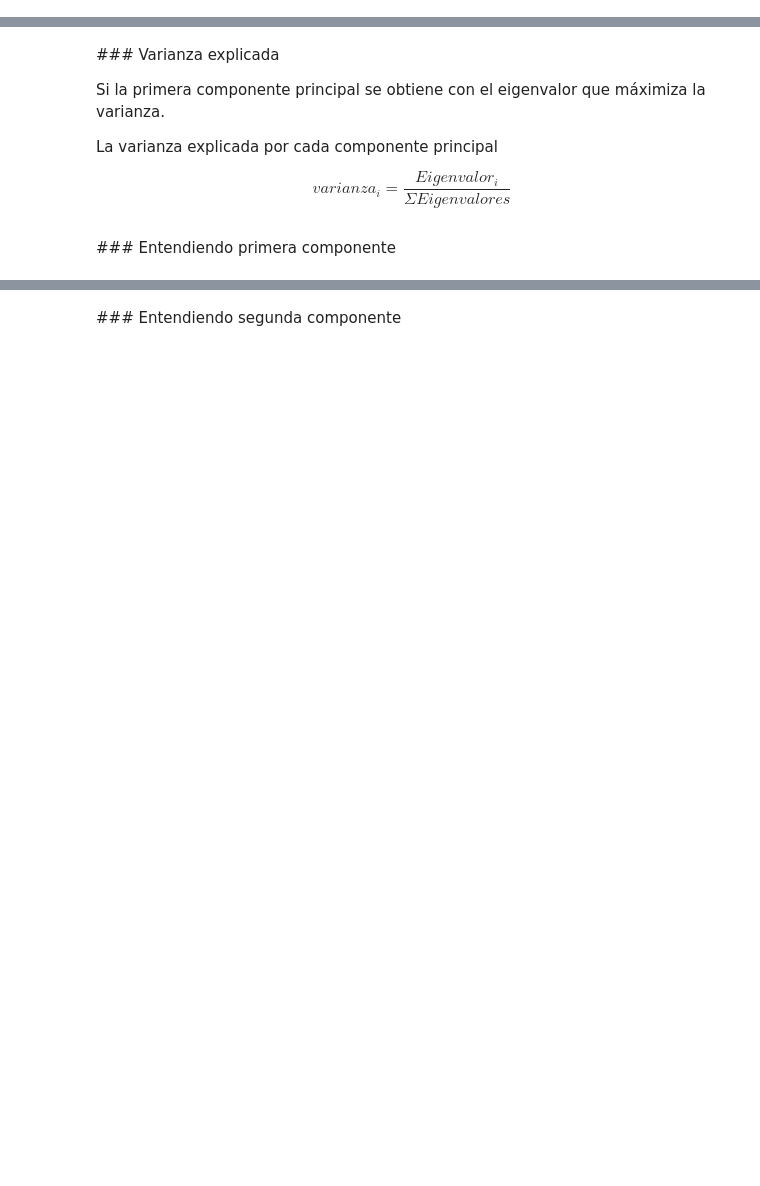
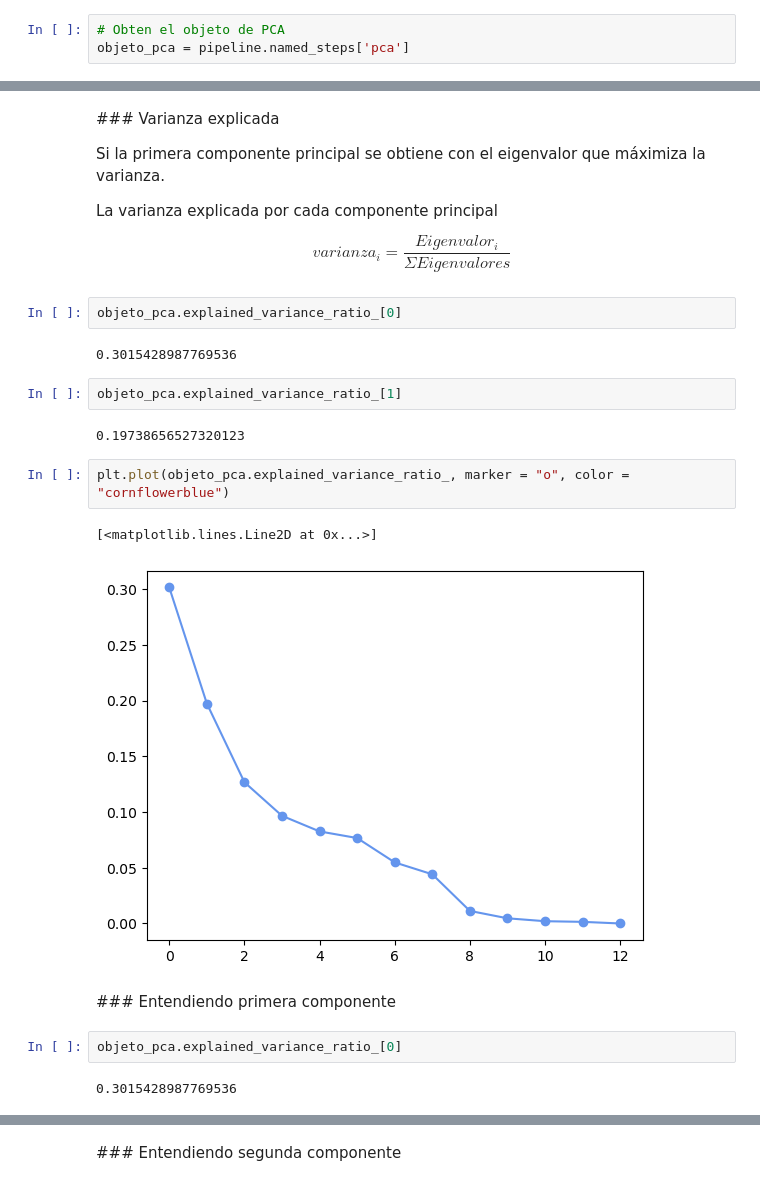
Before and after one commit to arantzaghg/lab_aprendizaje_estadistico, a Jupyter notebook: pca_aplicacion_sin_resolver.ipynb, the cells around one changed output, grey strips where cells are left out. Cells and saved outputs as stored; diff of their text form; blank space fills up the shorter version.

```diff
--- a/pca_aplicacion_sin_resolver.ipynb
+++ b/pca_aplicacion_sin_resolver.ipynb
@@ -20,0 +30,3 @@ X.columns = nombres_limpios
+# %%
+# Obten el objeto de PCA
+objeto_pca = pipeline.named_steps['pca']
@@ -28,5 +67,22 @@ Si la primera componente principal se obtiene con el eigenvalor que máximiza la
 La varianza explicada por cada componente principal
 
 $$varianza_i = \frac{Eigenvalor_i}{\Sigma{Eigenvalores}}$$
+# %%
+objeto_pca.explained_variance_ratio_[0]
+# %% [output]
+0.3015428987769536
+# %%
+objeto_pca.explained_variance_ratio_[1]
+# %% [output]
+0.19738656527320123
+# %%
+plt.plot(objeto_pca.explained_variance_ratio_, marker = "o", color = "cornflowerblue")
+# %% [output]
+[<matplotlib.lines.Line2D at 0x...>]
+[figure, added]
 # %% [markdown]
 ### Entendiendo primera componente
+# %%
+objeto_pca.explained_variance_ratio_[0]
+# %% [output]
+0.3015428987769536
```
Also changed, not shown: parts of 17 cells of this notebook.
